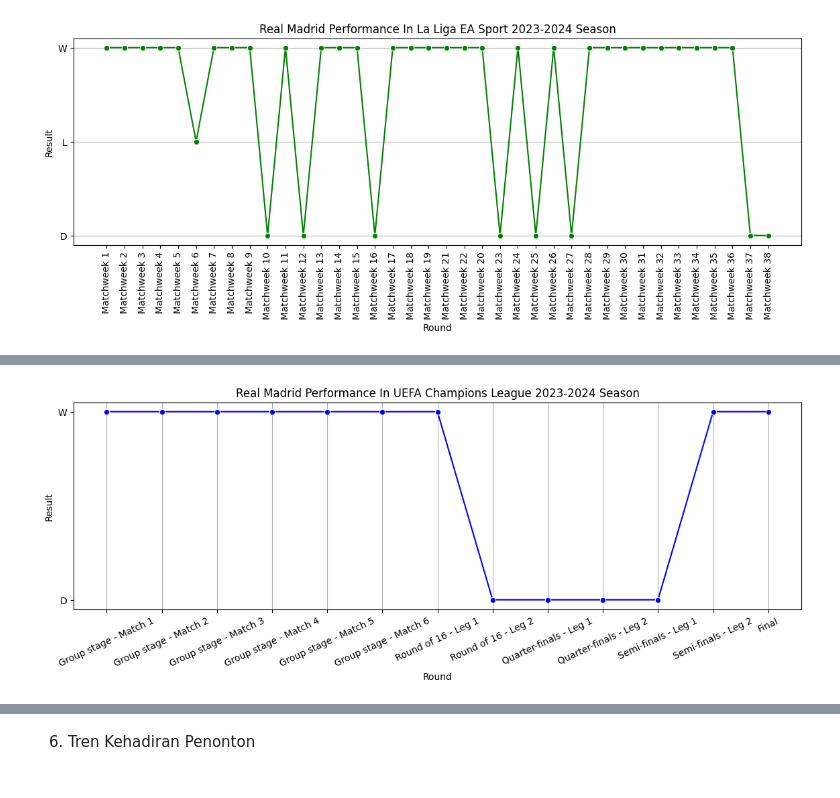
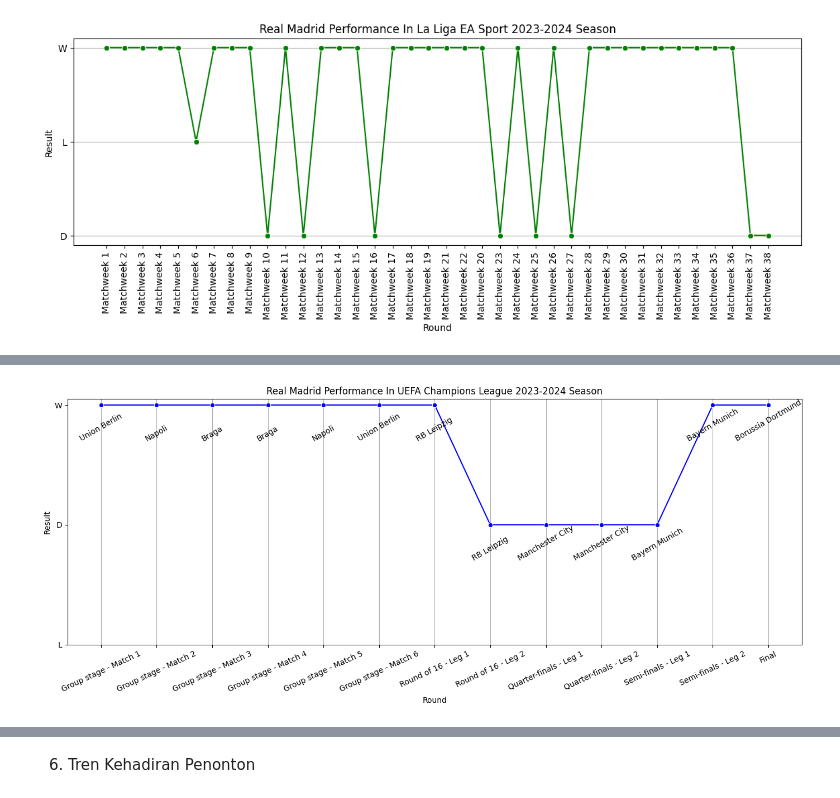
Before and after one commit to HeavyCrow1203/Analysis-Of-Real-Madrid-Performance, a Jupyter notebook: Real_Madrid_Performance_season_2023_2024.ipynb, the cells around one changed output, grey strips where cells are left out. Drawn from its saved outputs; the diff is of its cells as text; code cells hidden in the pictures.

```diff
--- a/Real_Madrid_Performance_season_2023_2024.ipynb
+++ b/Real_Madrid_Performance_season_2023_2024.ipynb
@@ -459,12 +467,21 @@ plt.show()
 # %%
-df_UCL = df[df['Competition'] == 'UEFA Champions League'][['Date', 'Round', 'Result']].reset_index(drop=True)
-plt.figure(figsize=(14,4))
-sns.lineplot(data=df_UCL, x='Round', y='Result', marker='o', color='blue')
+df_UCL = df[df['Competition'] == 'UEFA Champions League'][['Round', 'Result', 'Opponent']].reset_index(drop=True)
+result_map = {'W': 2, 'D': 1, 'L': 0}
+df_UCL['Result_numeric'] = df_UCL['Result'].map(result_map)
+
+plt.figure(figsize=(14,6))
+sns.lineplot(data=df_UCL, x='Round', y='Result_numeric', marker='o', color='blue')
 plt.title('Real Madrid Performance In UEFA Champions League 2023-2024 Season')
 plt.xlabel('Round')
 plt.ylabel('Result')
 plt.xticks(rotation=25)
+plt.yticks([0, 1, 2], ['L', 'D', 'W'])
 plt.grid(axis='x')
+
+for i, row in df_UCL.iterrows():
+    plt.text(i, row['Result_numeric'] - 0.3, row['Opponent'], ha='center', fontsize=10, rotation=30)
+
+plt.tight_layout()
 plt.show()
 # %% [output]
-[figure, old version]
+[figure, new version]
```
Also changed, not shown: parts of 2 cells of this notebook.
